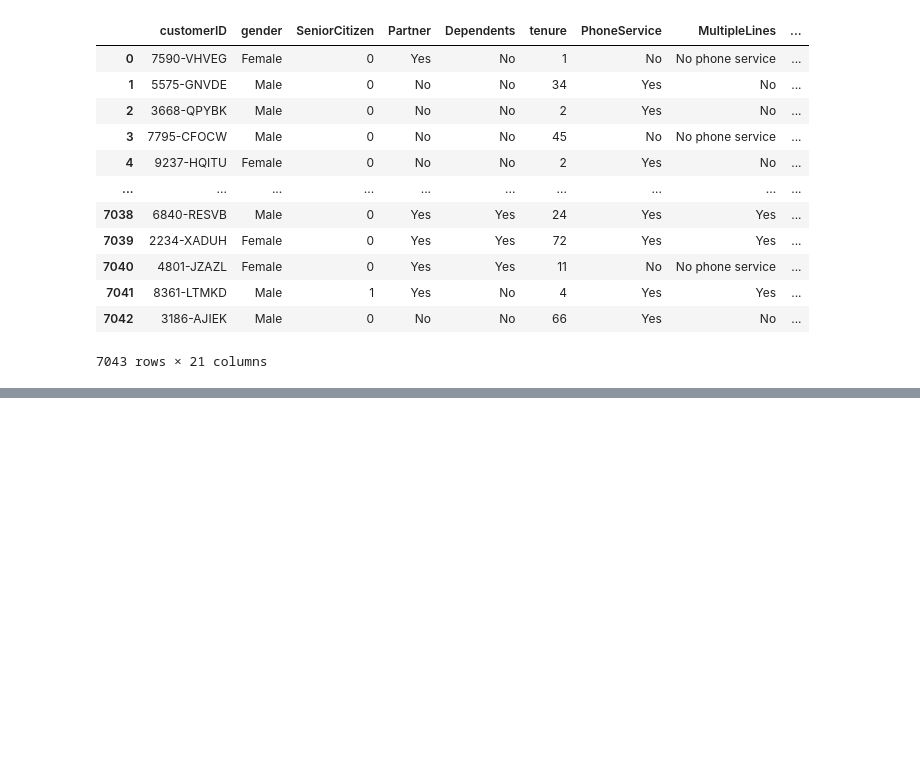
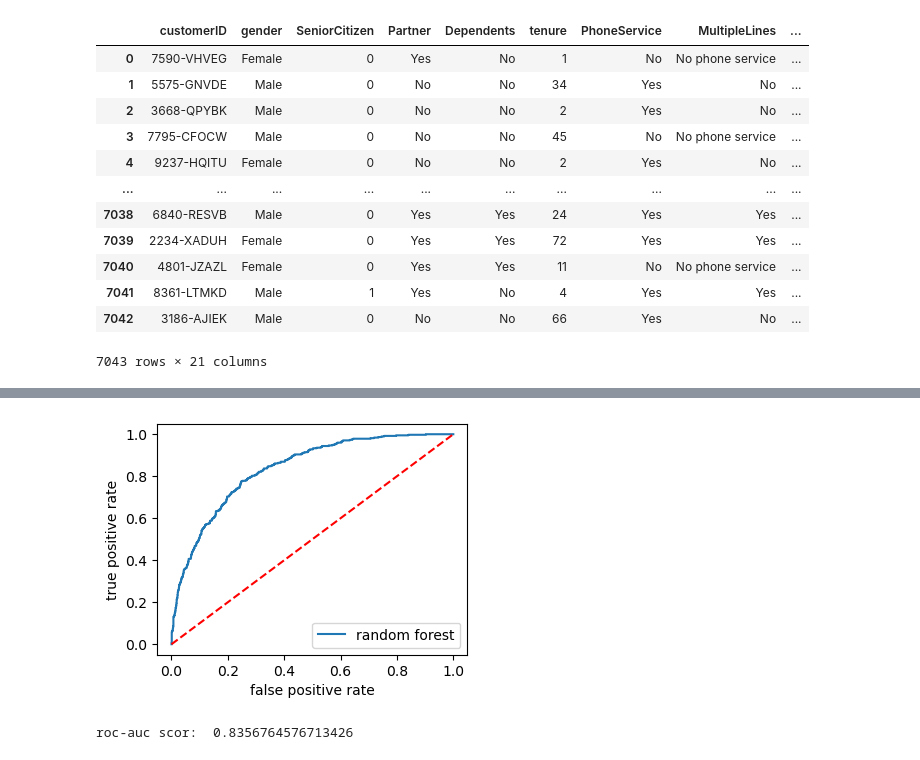
Before and after one commit to Sumit20-4/Customer-Churn-Prediction, a Jupyter notebook: churn-prediction.ipynb, the cells around one changed output, grey strips where cells are left out. Cells and saved outputs as stored; diff of their text form; code cells hidden in the pictures; blank space fills up the shorter version.

```diff
--- a/churn-prediction.ipynb
+++ b/churn-prediction.ipynb
@@ -134,0 +257,23 @@ Name: count, dtype: int64
+# %%
+# Hyperparameter Tuning
+param_grid = {
+    'n_estimators':[100,200,300],
+    'max_depth':[5,10,15,None],
+    'min_samples_split':[2,5],
+    'min_samples_leaf':[1,2]
+}
+
+grid = GridSearchCV(
+    RandomForestClassifier(random_state=42),
+    param_grid,
+    cv=5,
+    scoring='accuracy',
+    n_jobs=-1
+)
+
+grid.fit(X_train, y_train)
+
+print("Best Parameters:")
+print(grid.best_params_)
+
+best_model = grid.best_estimator_
@@ -134,0 +320,16 @@ Name: count, dtype: int64
+# %%
+# roc curve
+y_prob=best_model.predict_proba(X_test)[:,1]
+fpr,tpr,threshold=roc_curve(y_test,y_prob)
+
+plt.figure(figsize=(4,3))
+plt.plot(fpr,tpr,label="random forest")
+plt.plot([0,1],[0,1],"r--")
+plt.xlabel("false positive rate")
+plt.ylabel("true positive rate")
+plt.legend()
+plt.show()
+print("roc-auc scor: ",roc_auc_score(y_test,y_prob))
+# %% [output]
+[figure, added]
+roc-auc scor:  0.8356764576713426
```
Also changed, not shown: parts of 18 cells of this notebook, 1 other file.
